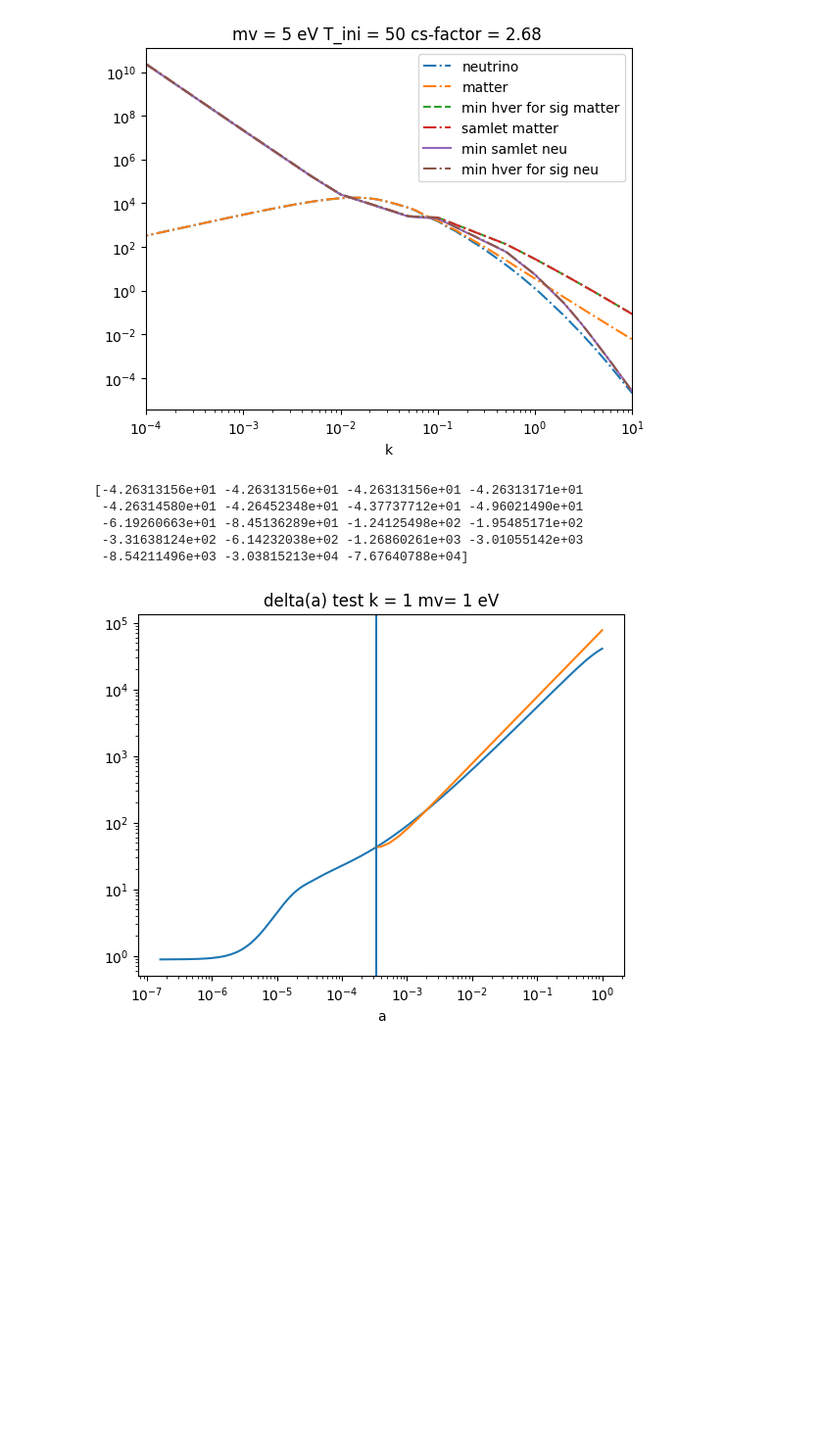
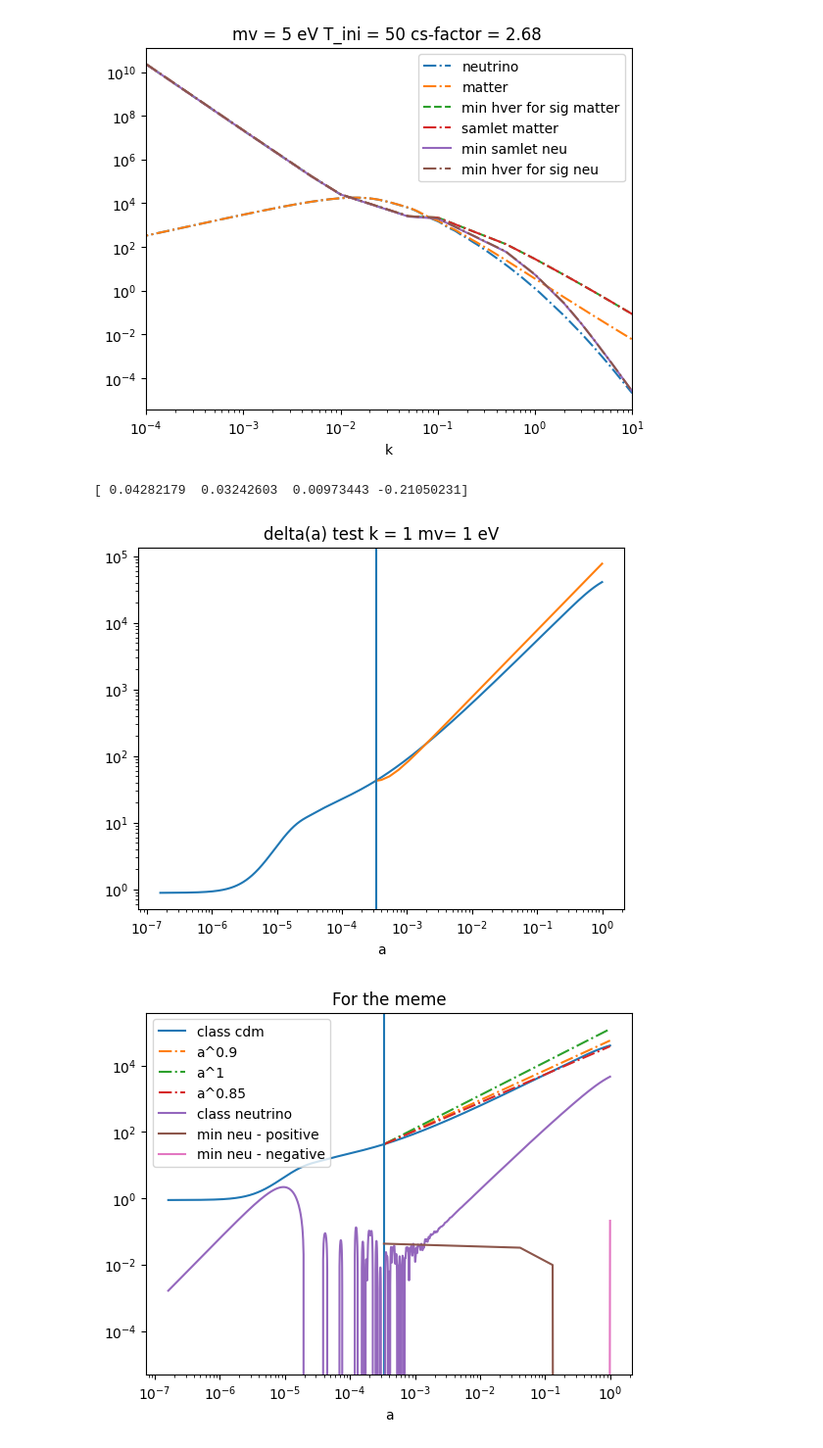
Before and after one commit to eriksteenberg/Power-spectrum-Test, a Jupyter notebook: Samlet vs. seperate diff. eq. bonus - Det er her magien sker.ipynb, the cells around one changed output. Shown at 98% size. Saved outputs shown, nothing was run; the diff lists cells and outputs as text; code cells hidden in the pictures; blank space fills up the shorter version.

```diff
--- a/Samlet vs. seperate diff. eq. bonus - Det er her magien sker.ipynb
+++ b/Samlet vs. seperate diff. eq. bonus - Det er her magien sker.ipynb
@@ -469,6 +469,8 @@ def f(mv_test,kvec,k_ind,H0=67,T_ini=1000):
 
     interp_tau_from_a = scipy.interpolate.interp1d(a_class,tau_class)
 
+    z = 3600
+    #z = 1000
     z = 3000
     a0 = 1/(1+z)
     T_ini = interp_tau_from_a(a0)
@@ -479,40 +481,75 @@ def f(mv_test,kvec,k_ind,H0=67,T_ini=1000):
     delta_neutrino_init = scipy.interpolate.interp1d(tau_class,delta_neutrino_class)(T_ini)
     theta_neutrino_init = scipy.interpolate.interp1d(tau_class,theta_neutrino_class)(T_ini)
 
     #y0 = [delta_init,theta_init,delta_neutrino_init,theta_neutrino_init]
     y0 = [delta_init,-theta_init]
     #sol_en = sc.solve_ivp(func_det_hele, t_span = τ_span, y0 = y0,args=(k,mv,factor))
     sol = sc.solve_ivp(func,t_span=a_span,y0 = y0)
     a = sol.t
     delta = sol.y[0]
+    delta_interp = scipy.interpolate.interp1d(a,delta)
     #τ_cdm_en = sol_en.t
     #delta_cdm_en = sol_en.y[0]
     #delta_nu_en = sol_en.y[2]
 
     #plt.loglog(tau_class,-delta_class)
     plt.loglog(a_class,-delta_class)
-    print(delta)
+    #print(delta)
     plt.loglog(a,-delta)
     plt.axvline(a0)
     plt.title("delta(a) test k = %s mv= %s eV"%(kvec[k_ind],mv_test))
     plt.xlabel("a")
-    """plt.figure(1234)
+    plt.figure(134)
 
-    plt.loglog(a_class,-delta_class)
+    def func1(a,y,n,mv,factor,k,A):
+        delta = y[0]
+        theta = y[1]
+        #a = a_interp(τ)
+        #A = delta_class[0] / (a**(n))
+        delta_cdm = A * a** n
+        d_delta = - theta
+        d_theta =  -  H(a) * a * theta - (3/2) * H0*H0 * Omega_M * delta_cdm / a  + k**2 * cs(a,mv,factor)**2 * delta
+        return [d_delta,d_theta]
+
+    plt.loglog(a_class,-delta_class,label="class cdm")
+    #print(delta)
+    n= 0.9
+    A = delta[0] / (a[0]**(n))
+    plt.loglog(a,-A * a** n,"-.",label="a^%s"%n)
+    n= 1
+    A = delta[0] / (a[0]**(n))
+    plt.loglog(a,-A * a** n,"-.",label="a^%s"%n)
+    n= 0.85
+    A = delta[0] / (a[0]**(n))
+    plt.loglog(a,-A * a** n,"-.",label="a^%s"%n)
+
+    y0 = [delta_neutrino_init,-theta_neutrino_init]
+    #sol_en = sc.solve_ivp(func_det_hele, t_span = τ_span, y0 = y0,args=(k,mv,factor))
+
+
+    n = 1
+    sol = sc.solve_ivp(func1,t_span=a_span,y0 = y0,args=(n,mv,2.67,kvec[k_ind], delta_neutrino_init/ (a_span[0]**(n))))
+    #,t_eval=np.logspace(np.log10(a_span[0]),0,50))
+    a = sol.t
+    delta = sol.y[0]
     print(delta)
-    plt.loglog(a,a*100 +1)
     plt.axvline(a0)
     plt.title("For the meme")
-    plt.xlabel("a")"""
+
+    plt.loglog(a_class,-delta_neutrino_class,label="class neutrino")
+    plt.loglog(a,delta,label="min neu - positive")
+    plt.loglog(a,-delta,label="min neu - negative")
+    plt.xlabel("a")
+
+    plt.legend(loc="upper left")
+
+
     return None
 
 kvec = [1e-2,1e-1,1,1e1]
 mv = 1
 f(mv,kvec = kvec,k_ind=2)
 # %% [output]
-[-4.26313156e+01 -4.26313156e+01 -4.26313156e+01 -4.26313171e+01
- -4.26314580e+01 -4.26452348e+01 -4.37737712e+01 -4.96021490e+01
- -6.19260663e+01 -8.45136289e+01 -1.24125498e+02 -1.95485171e+02
- -3.31638124e+02 -6.14232038e+02 -1.26860261e+03 -3.01055142e+03
- -8.54211496e+03 -3.03815213e+04 -7.67640788e+04]
+[ 0.04282179  0.03242603  0.00973443 -0.21050231]
 [figure]
+[figure, added]
```
Also changed, not shown: parts of 11 cells of this notebook.
